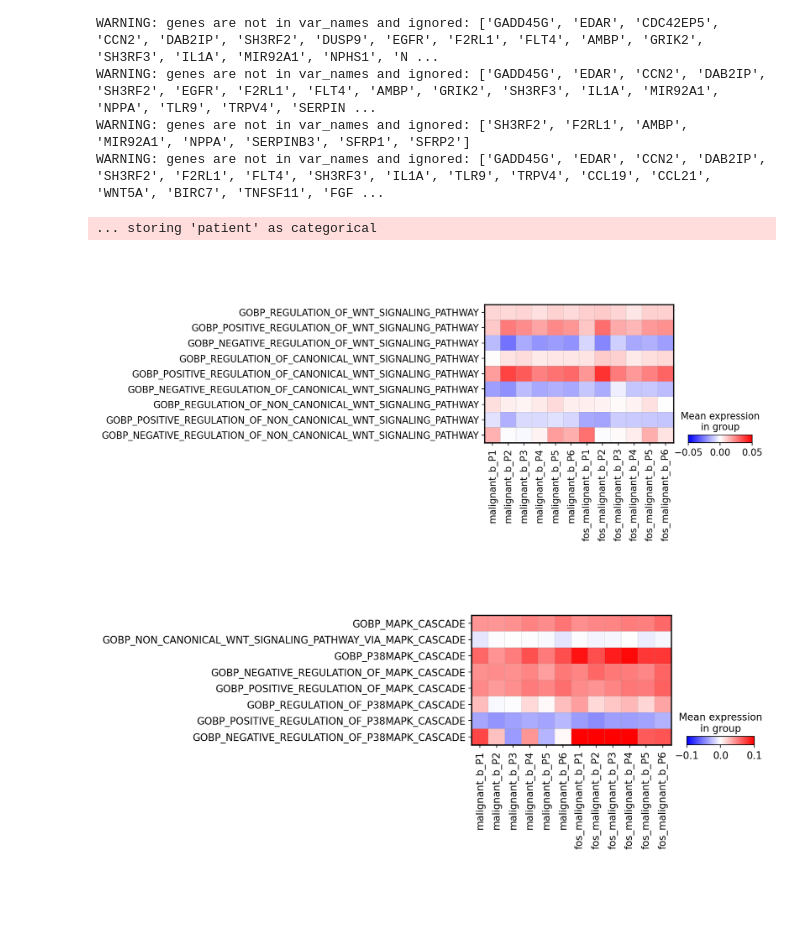
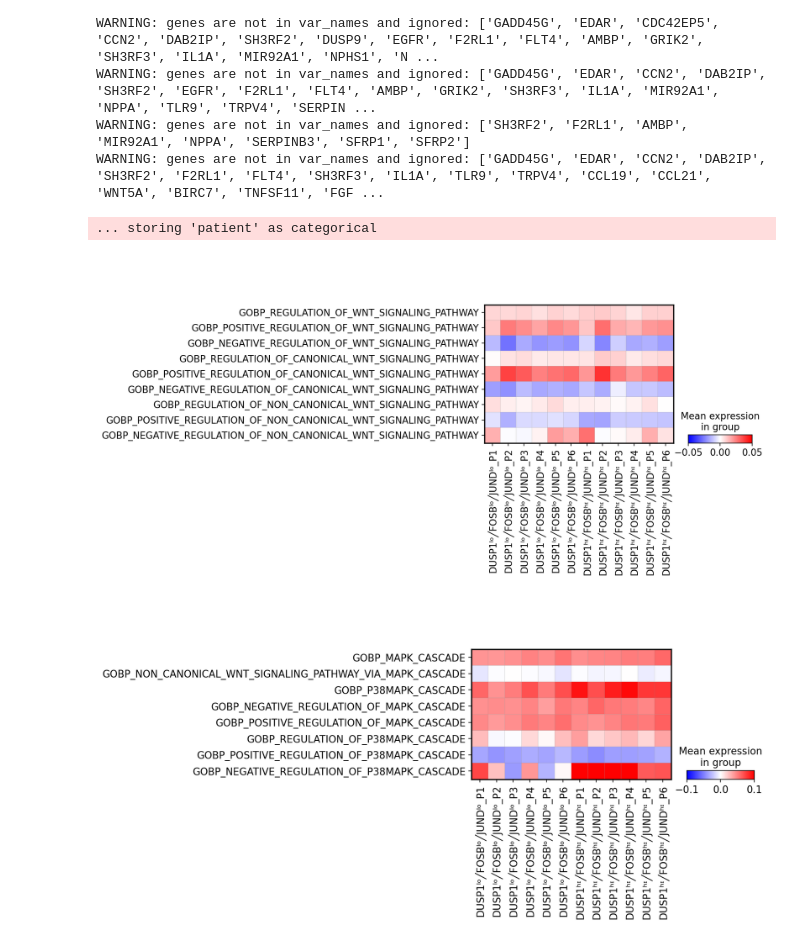
Before and after one commit to icbi-lab/hcl_atlas, a Jupyter notebook: analyses/70_downstream_analysis/73_pathway_analysis.ipynb, the cells around one changed output. Saved outputs shown, nothing was run; the diff lists cells and outputs as text; code cells hidden in the pictures; blank space fills up the shorter version.

```diff
--- a/analyses/70_downstream_analysis/73_pathway_analysis.ipynb
+++ b/analyses/70_downstream_analysis/73_pathway_analysis.ipynb
@@ -206,7 +205,7 @@ fig.savefig(
 pb_pw_sr_lr = sh.pseudobulk.pseudobulk(
     adata_pw[
         (adata_pw.obs["timepoint"] == "T0")
-        & (adata_pw.obs["cell_type"] == "malignant B cell"),
+        & (adata_pw.obs["cell_type"] == "HCL cell"),
         :,
     ],
     groupby=["patient", "response"],
@@ -675,27 +690,27 @@ pb_pw_malignant_b2 = sh.pseudobulk.pseudobulk(
 # %%
 pb_pw_malignant_b2.obs["cell_phenotype"] = pd.Categorical(
     pb_pw_malignant_b2.obs["cell_phenotype"],
-    categories=["malignant_b", "fos_malignant_b"],
+    categories=["DUSP1ˡᵒ╱FOSBˡᵒ╱JUNDˡᵒ", "DUSP1ʰᶦ╱FOSBʰᶦ╱JUNDʰᶦ"],
 )
 # %%
 fig = sc.pl.matrixplot(
     pb_pw_malignant_b2,
     var_names=selected_wnt_pathways,
     groupby=["cell_phenotype", "patient"],
     cmap="bwr",
     swap_axes=True,
     dendrogram=False,
     vmin=-0.05,
     vmax=0.05,
     return_fig=True,
 )
 fig.savefig(
-    f"{artifact_dir}/gobp_wnt_malignant_b_vs_fos_malignant_b_heatmap.pdf",
+    f"{artifact_dir}/gobp_wnt_malignant_b_vs_DUSP1ʰᶦ╱FOSBʰᶦ╱JUNDʰᶦ_heatmap.pdf",
     bbox_inches="tight",
 )
 # %% [output]
 ... storing 'patient' as categorical
-[figure, old version]
+[figure, new version]
 # %%
 fig = sc.pl.matrixplot(
     pb_pw_malignant_b2,
@@ -709,11 +724,11 @@ fig = sc.pl.matrixplot(
     return_fig=True,
 )
 fig.savefig(
-    f"{artifact_dir}/gobp_mapk_malignant_b_vs_fos_malignant_b_heatmap.pdf",
+    f"{artifact_dir}/gobp_mapk_malignant_b_vs_DUSP1ʰᶦ╱FOSBʰᶦ╱JUNDʰᶦ_heatmap.pdf",
     bbox_inches="tight",
 )
 # %% [output]
-[figure, old version]
+[figure, new version]
 # %%
 res = (
     sh.compare_groups.lm.test_lm(
```
Also changed, not shown: parts of 25 cells of this notebook, 6 other files.
